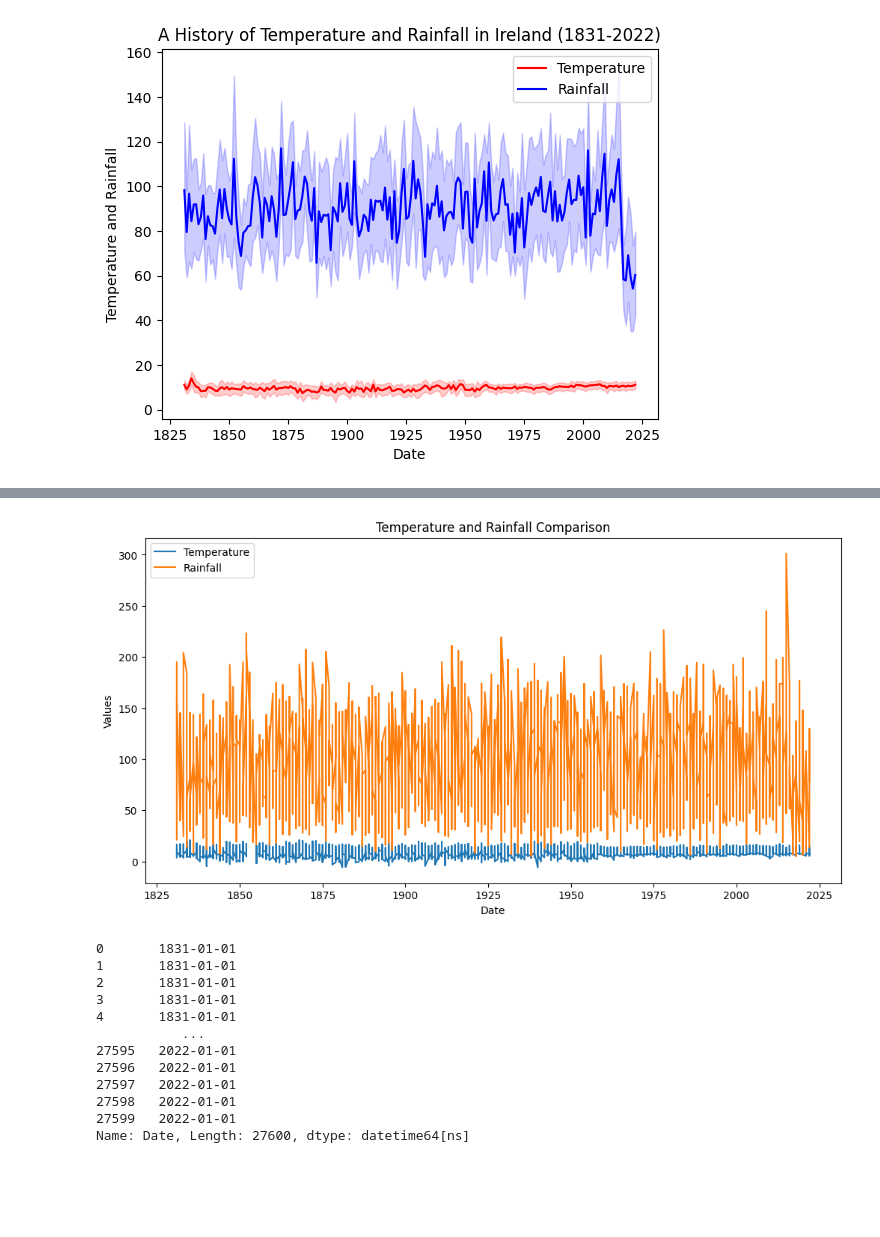
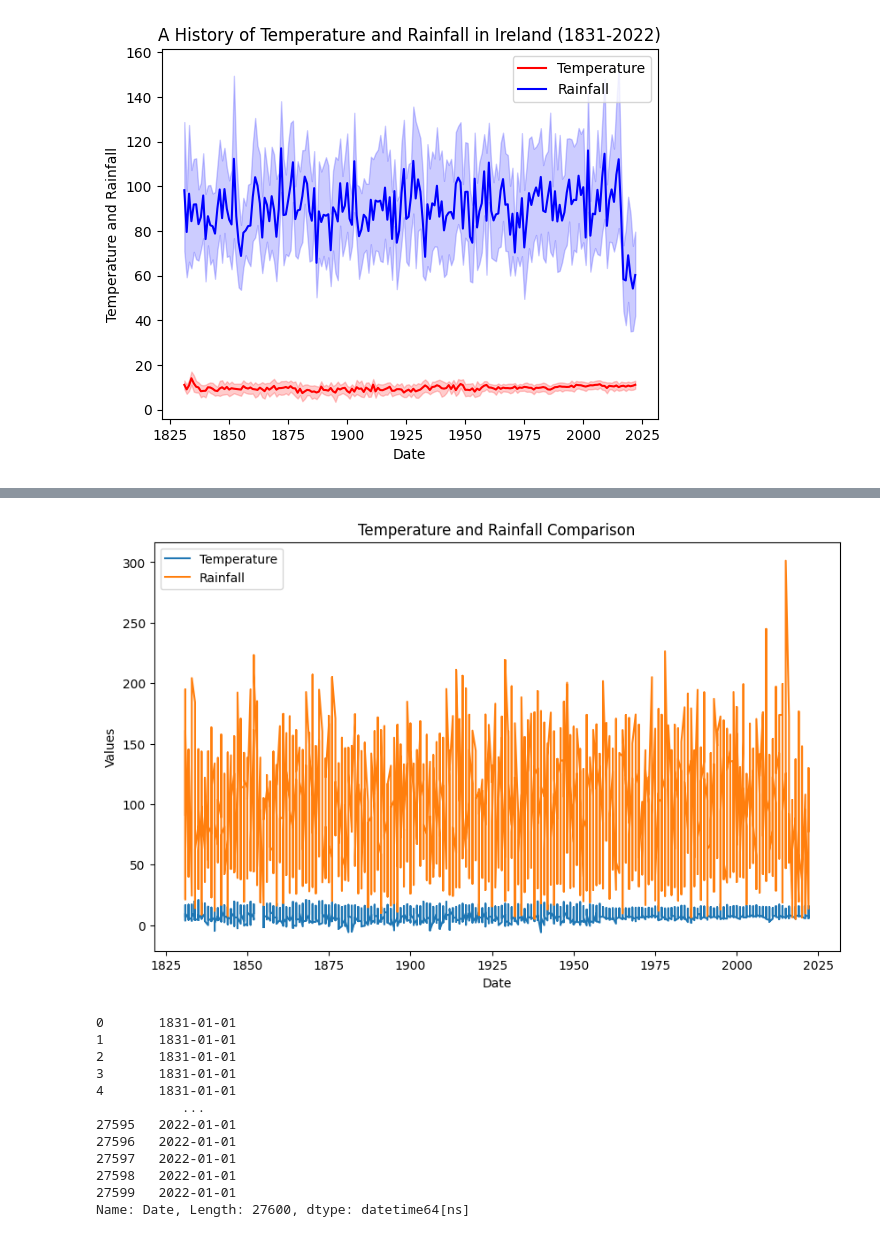
Before and after one commit to Tanjasta/PFDA_Assignment2, a Jupyter notebook: PFDA_Assignment2.ipynb, the cells around one changed output, grey strips where cells are left out. Cells and saved outputs as stored; diff of their text form; code cells hidden in the pictures; blank space fills up the shorter version.

```diff
--- a/PFDA_Assignment2.ipynb
+++ b/PFDA_Assignment2.ipynb
@@ -1187,16 +1233,15 @@ merged_df.to_csv("MergedTemperatureIreland 1831-1958.csv", index=False)
 # %%
-import matplotlib.pyplot as plt
 
-plt.figure(figsize=(12,6))
+plt.figure(figsize=(10,6))
 plt.plot(merged_df["Date"], merged_df["Temperature"], label="Temperature")
 plt.plot(merged_df["Date"], merged_df["Rainfall"], label="Rainfall")
 plt.xlabel("Date")
 plt.ylabel("Values")
 plt.title("Temperature and Rainfall Comparison")
 plt.legend()
 plt.show()
 # %% [output]
-[figure, old version]
+[figure, new version]
 # %%
 merged_df["Date"] = pd.to_datetime(merged_df["Date"].astype(str))
 merged_df["Date"]
```
Also changed, not shown: parts of 28 cells of this notebook, 3 other files.
